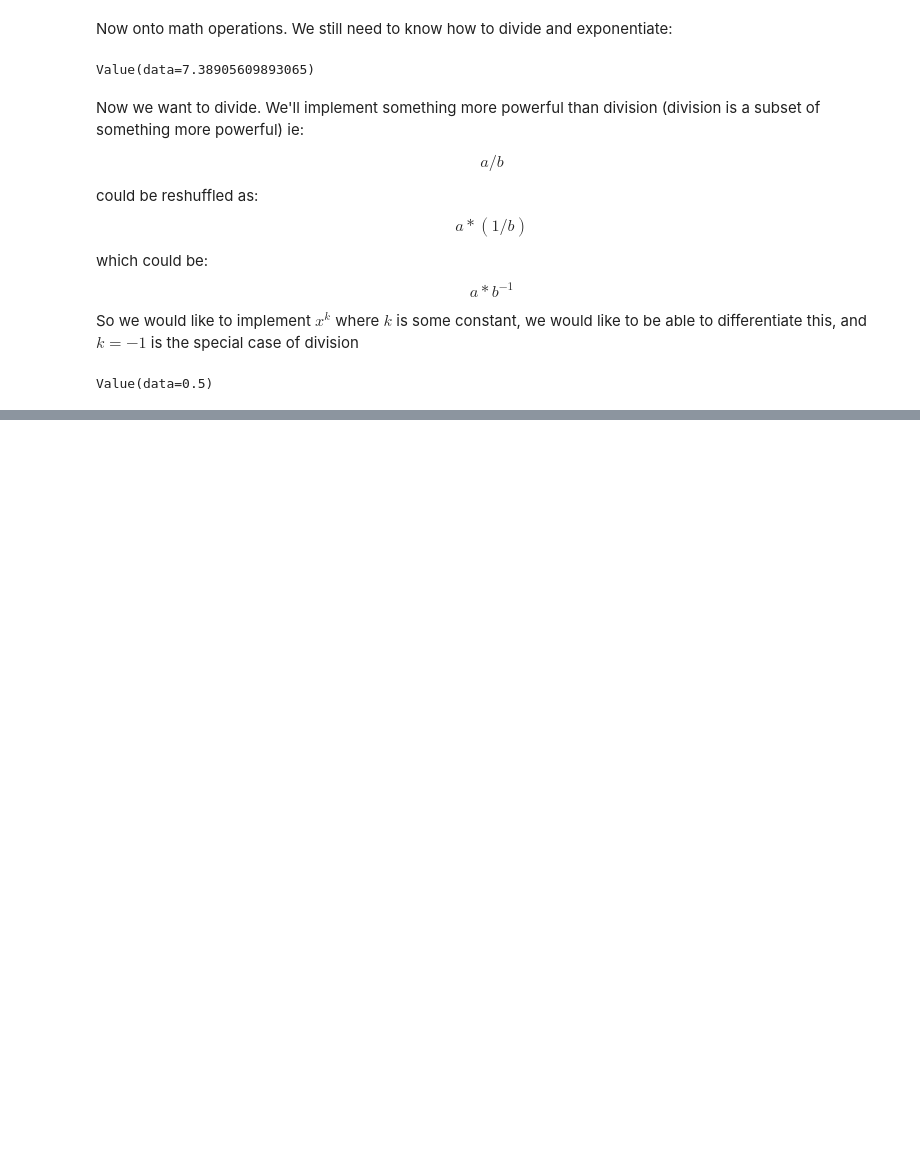
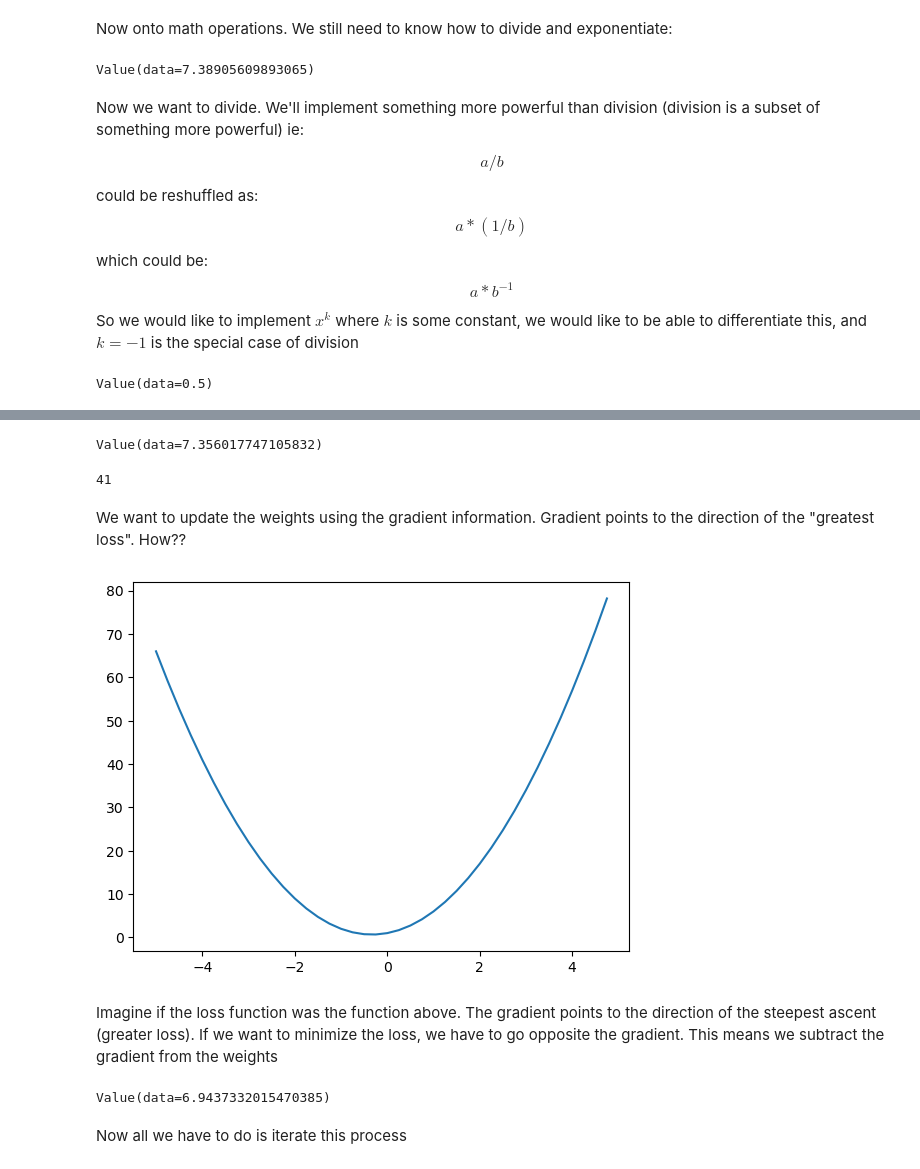
Before and after one commit to aaboshaisha/neural-networks-Karpathy, a Jupyter notebook: karpathy1.ipynb, the cells around one changed output, grey strips where cells are left out. Cells and saved outputs as stored; diff of their text form; code cells hidden in the pictures; blank space fills up the shorter version.

```diff
--- a/karpathy1.ipynb
+++ b/karpathy1.ipynb
@@ -1402,0 +1655,19 @@ Value(data=0.5)
+# %%
+# redo
+
+x = [2.0, 3.0, -1.0]
+n = MLP(3, [4, 4, 1])
+n(x)
+
+
+ypred = [n(x) for x in xs]
+ypred
+
+loss = sum([(yout - ygt)**2 for ygt, yout in zip(ys, ypred)])
+loss
+# %% [output]
+Value(data=7.356017747105832)
+# %%
+len(n.parameters())
+# %% [output]
+41
@@ -1402,0 +1676,12 @@ Value(data=0.5)
+# %% [markdown]
+We want to update the weights using the gradient information. Gradient points to the direction of the "greatest loss". How??
+# %%
+def l(x): return 3*x**2 + 2*x + 1
+
+txs = np.arange(-5, 5, 0.25)
+tys = l(txs)
+plt.plot(txs, tys);
+# %% [output]
+[figure, added]
+# %% [markdown]
+Imagine if the loss function was the function above. The gradient points to the direction of the steepest ascent (greater loss). If we want to minimize the loss, we have to go opposite the gradient. This means we subtract the gradient from the weights
@@ -1402,0 +1691,9 @@ Value(data=0.5)
+# %%
+# now we should see the loss go down
+ypred = [n(x) for x in xs]
+loss = sum([(yout - ygt)**2 for ygt, yout in zip(ys, ypred)])
+loss
+# %% [output]
+Value(data=6.9437332015470385)
+# %% [markdown]
+Now all we have to do is iterate this process
```
Also changed, not shown: parts of 41 cells of this notebook.
